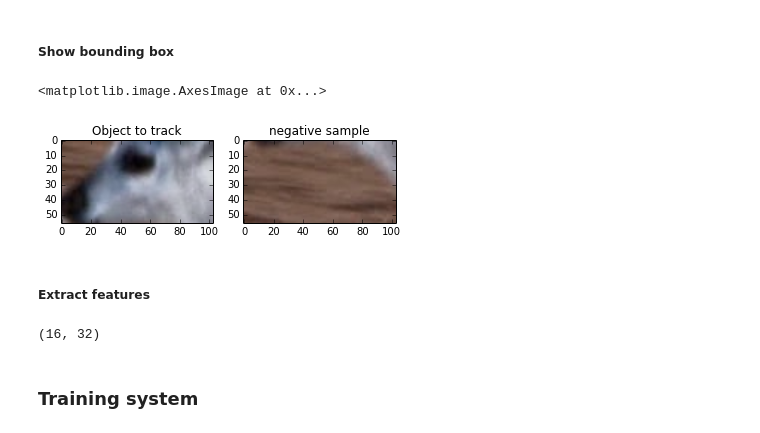
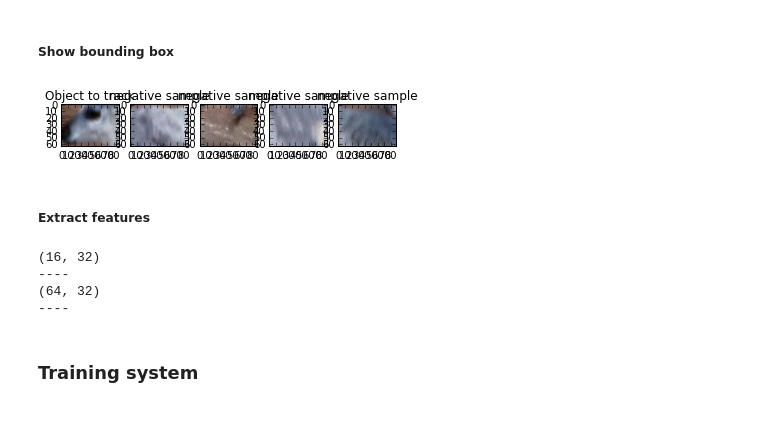
Before and after one commit to Darialfury/pdiclass, a Jupyter notebook: TrackingSystem.ipynb, the cells around one changed output. Saved outputs shown, nothing was run; the diff lists cells and outputs as text; code cells hidden in the pictures.

Commit message:
1/4 relation positive and negative

```diff
--- a/TrackingSystem.ipynb
+++ b/TrackingSystem.ipynb
@@ -92,41 +118,48 @@ display.clear_output(wait=True)
 # %%
 #show the bounding box sampled by the user
 file_load = os.path.join(bounding_name,video_name + '.mat')
 array = sio.loadmat(file_load)
 pts = array['bound']
-positive_sample, negative_sample = cut_image(first_mat, pts)
-plt.subplot(1,2,1)
+positive_sample, list_negative_sample = cut_image(first_mat, pts)
+plt.subplot(1,1+len(list_negative_sample),1)
 plt.imshow(positive_sample)
 plt.title('Object to track')
-plt.subplot(1,2,2)
-plt.title('negative sample')
-plt.imshow(negative_sample)
+for i in range(2,len(list_negative_sample)+1+1):
+    plt.subplot(1,1+len(list_negative_sample),i)
+    plt.title('negative sample')
+    plt.imshow(list_negative_sample[i-2])
 # %% [output]
-<matplotlib.image.AxesImage at 0x...>
-[figure, old version]
+[figure, new version]
 # %% [markdown]
 ##### Extract features
 # %%
 #make a grid of the image
 flag_show = False
 pos_cell = grid_image(cv2.cvtColor(positive_sample,cv2.COLOR_BGR2GRAY))
-neg_cell = grid_image(cv2.cvtColor(negative_sample,cv2.COLOR_BGR2GRAY))
-hog_data = []
+list_neg_cell =  convert_gray_grid(list_negative_sample)
+hog_data_pos = []
 for i in range(0,len(pos_cell)):
-    hog_data.append(hog_manual(pos_cell[i]))
+    hog_data_pos.append(hog_manual(pos_cell[i]))
 
-hogdata = [map(hog_manual,cell_to_analyze) for cell_to_analyze in list_cell]
-hog_features = np.array(hog_data)
-print hog_features.shape
+hog_data_neg = extract_negative_features(list_neg_cell)
+hog_features_pos = np.array(hog_data_pos)
+hog_features_neg = np.array(hog_data_neg)
+print hog_features_pos.shape
+print "----"
+print hog_features_neg.shape
+print "----"
 
 if flag_show:
-    for i in range(0,len(list_cell)):
-        segment = list_cell[i]
+    for i in range(0,len(pos_cell)):
+        segment = pos_cell[i]
         print segment.shape
-        plt.subplot(len(list_cell), 1,i+1)
+        plt.subplot(len(pos_cell), 1,i+1)
         plt.imshow(segment, cmap=plt.cm.gray, vmin=0, vmax=255)
 # %% [output]
 (16, 32)
+----
+(64, 32)
+----
 # %% [markdown]
 ### Training system
 # %%
```
Also changed, not shown: parts of 4 cells of this notebook.
